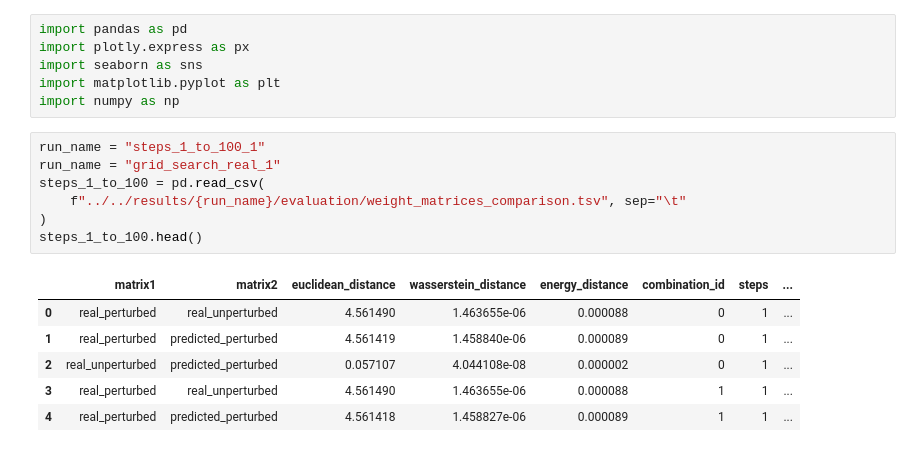
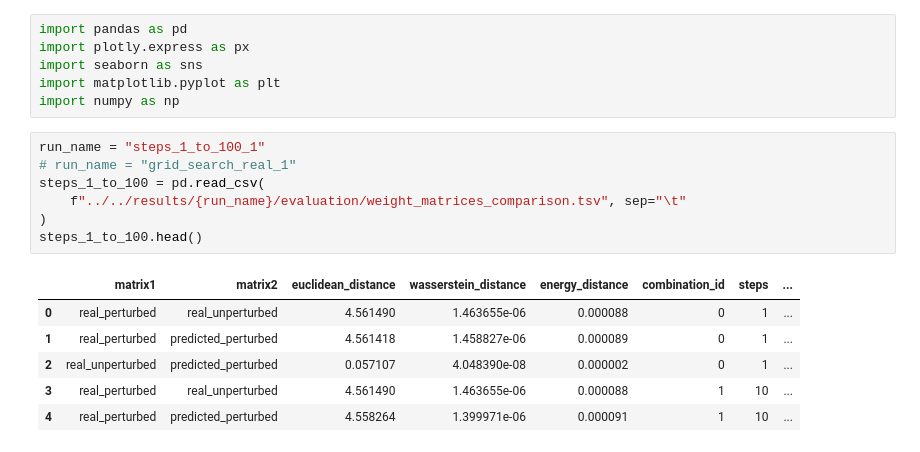
Before and after one commit to MacoskoLab/netprop-missense-prediction, a Jupyter notebook: workflow/notebooks/2_analyze_param_search.ipynb, the cells around one changed output. Drawn from its saved outputs; the diff is of its cells as text.

```diff
--- a/workflow/notebooks/2_analyze_param_search.ipynb
+++ b/workflow/notebooks/2_analyze_param_search.ipynb
@@ -8,18 +8,18 @@ import matplotlib.pyplot as plt
 import numpy as np
 # %%
 run_name = "steps_1_to_100_1"
-run_name = "grid_search_real_1"
+# run_name = "grid_search_real_1"
 steps_1_to_100 = pd.read_csv(
     f"../../results/{run_name}/evaluation/weight_matrices_comparison.tsv", sep="\t"
 )
 steps_1_to_100.head()
 # %% [output]
 |  | matrix1 | matrix2 | euclidean_distance | wasserstein_distance | energy_distance | combination_id | steps | ... |
 | 0 | real_perturbed | real_unperturbed | 4.561490 | 1.463655e-06 | 0.000088 | 0 | 1 | ... |
-| 1 | real_perturbed | predicted_perturbed | 4.561419 | 1.458840e-06 | 0.000089 | 0 | 1 | ... |
-| 2 | real_unperturbed | predicted_perturbed | 0.057107 | 4.044108e-08 | 0.000002 | 0 | 1 | ... |
-| 3 | real_perturbed | real_unperturbed | 4.561490 | 1.463655e-06 | 0.000088 | 1 | 1 | ... |
-| 4 | real_perturbed | predicted_perturbed | 4.561418 | 1.458827e-06 | 0.000089 | 1 | 1 | ... |
+| 1 | real_perturbed | predicted_perturbed | 4.561418 | 1.458827e-06 | 0.000089 | 0 | 1 | ... |
+| 2 | real_unperturbed | predicted_perturbed | 0.057107 | 4.048390e-08 | 0.000002 | 0 | 1 | ... |
+| 3 | real_perturbed | real_unperturbed | 4.561490 | 1.463655e-06 | 0.000088 | 1 | 10 | ... |
+| 4 | real_perturbed | predicted_perturbed | 4.558264 | 1.399971e-06 | 0.000091 | 1 | 10 | ... |
 # %%
 steps_1_to_100.loc[
     (steps_1_to_100["matrix1"] == "real_perturbed")
```
Also changed, not shown: parts of 4 cells of this notebook, 3 other files.
